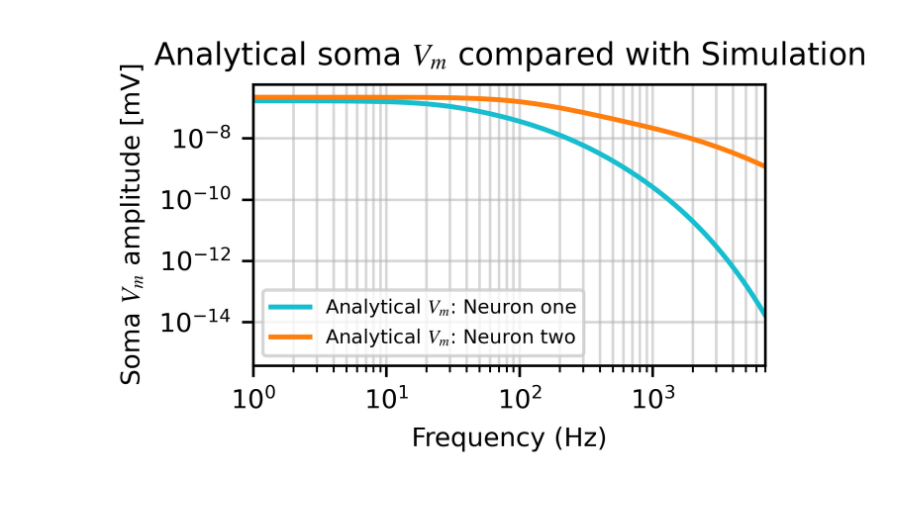
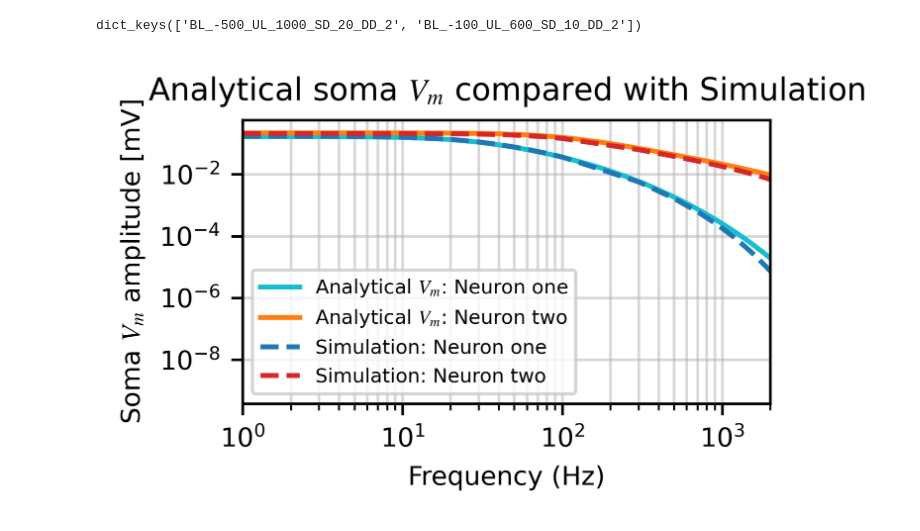
Before and after one commit to SusanneDahle/CellTypeDependenceElStim, a Jupyter notebook: notebooks/Fig-11.ipynb, the cells around one changed output. Saved outputs shown, nothing was run; the diff lists cells and outputs as text; code cells hidden in the pictures; blank space fills up the shorter version.

```diff
--- a/notebooks/Fig-11.ipynb
+++ b/notebooks/Fig-11.ipynb
@@ -13,6 +13,10 @@ plt.rcParams.update({
 # From Dipole_ideal.ipynb
 sim_data_file_path = '/Users/susannedahle/CellTypeDependenceElStim/simulation_data/compare_Vm_sim_analytical.npy'
 sim_data= np.load(sim_data_file_path, allow_pickle=True).item()
+# %%
+sim_data.keys()
+# %% [output]
+dict_keys(['BL_-500_UL_1000_SD_20_DD_2', 'BL_-100_UL_600_SD_10_DD_2'])
 # %%
 def calculate_analytical_Vm_bn2s(params, freqs):
     """
@@ -84,7 +88,7 @@ def calculate_analytical_Vm_bn2s(params, freqs):
     abs_T_p = np.abs(T_p)
 
     # Membrane potential from Transfer function
-    V_m = 1e-3 * abs_T_p
+    V_m = 1e3 * abs_T_p # 1e-3 mV/µm = 1e3 mV/m
 
     return freqs, V_m
 # %%
@@ -119,32 +123,31 @@ freqs_two, V_m_two = calculate_analytical_Vm_bn2s(params_two, frequencies.copy()
 # %%
 fig, ax = plt.subplots(figsize=(3, 2))
 
-# Neuron 1
+# Analytical
 ax.loglog(freqs_one, V_m_one,
           label=f'Analytical $V_m$: Neuron one',
           color='tab:cyan')
-# ax.loglog(sim_data['BL_-500_UL_1000_SD_20_DD_2']['freq'], sim_data['BL_-500_UL_1000_SD_20_DD_2']['soma_vmem_amp'],
-#           label=f"Simulation: Neuron one", color = 'tab:blue', linestyle='--')
-
-
-#Neuron 2
 ax.loglog(freqs_two, V_m_two,
           label=f'Analytical $V_m$: Neuron two',
           color='tab:orange')
-# ax.loglog(sim_data['BL_-100_UL_600_SD_10_DD_2']['freq'], sim_data['BL_-100_UL_600_SD_10_DD_2']['soma_vmem_amp'],
-#           label=f"Simulation: Neuron two", color = 'tab:red', linestyle='--')
+
+# Simulation
+ax.loglog(sim_data['BL_-500_UL_1000_SD_20_DD_2']['freq'], sim_data['BL_-500_UL_1000_SD_20_DD_2']['soma_vmem_amp'],
+          label=f"Simulation: Neuron one", color = 'tab:blue', linestyle='--')
+ax.loglog(sim_data['BL_-100_UL_600_SD_10_DD_2']['freq'], sim_data['BL_-100_UL_600_SD_10_DD_2']['soma_vmem_amp'],
+          label=f"Simulation: Neuron two", color = 'tab:red', linestyle='--')
 
 # Formatting
 ax.set_title('Analytical soma $V_m$ compared with Simulation')
 ax.set_xlabel('Frequency (Hz)')
 ax.set_ylabel('Soma $V_m$ amplitude [mV]')
-ax.set_xlim(left=1, right=7*10**3)
+ax.set_xlim(left=1, right=2*10**3)
 #ax.set_ylim(bottom=1e-17)
 ax.legend(loc = 'lower left', fontsize = 6)
 ax.grid(True, which="both", ls="-", alpha=0.5)
 
 
 plt.tight_layout()
 plt.show()
 # %% [output]
-[figure, old version]
+[figure, new version]
```
Also changed, not shown: 1 other file.
